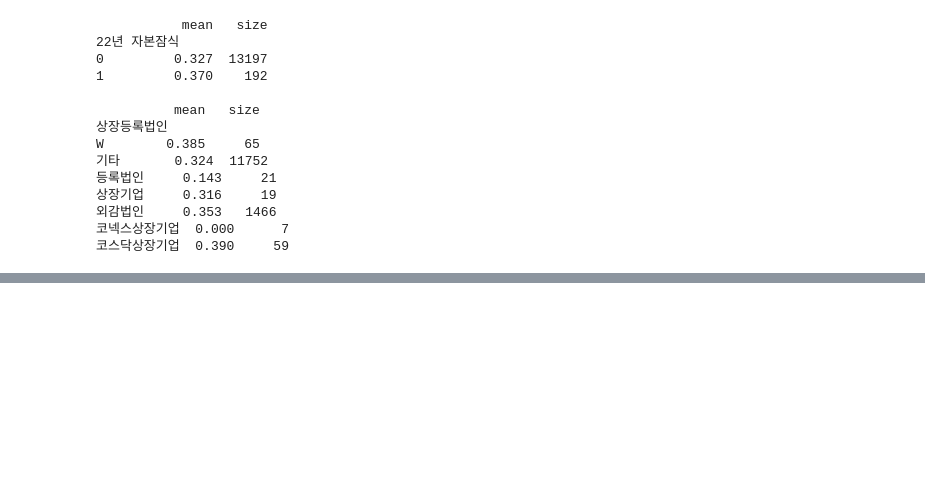
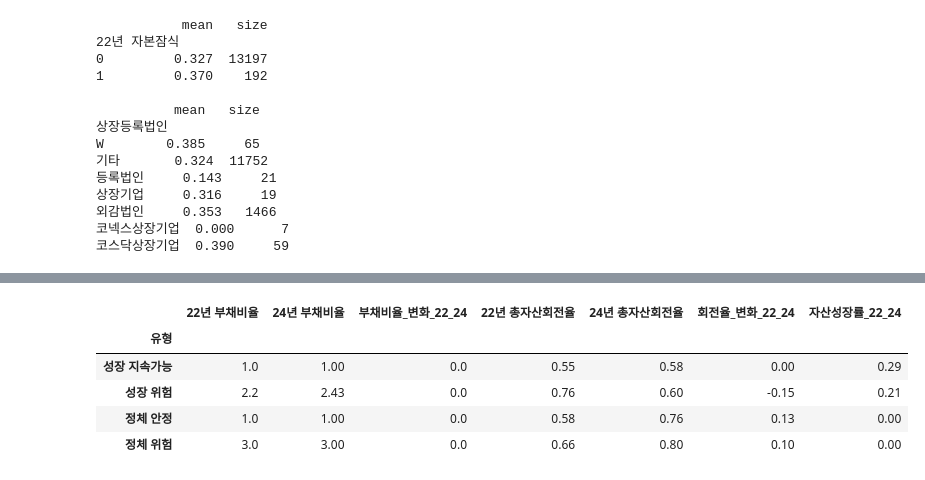
Before and after one commit to JeongHyck06/2026-2_DS_Hackathon, a Jupyter notebook: notebooks/eda.ipynb, the cells around one changed output, grey strips where cells are left out. Saved outputs shown, nothing was run; the diff lists cells and outputs as text; code cells hidden in the pictures; blank space fills up the shorter version.

```diff
--- a/notebooks/eda.ipynb
+++ b/notebooks/eda.ipynb
@@ -192,0 +269,11 @@ W        0.385     65
+# %%
+# 성장 위험 기업은 무엇이 다른가. 부채비율과 회전율 변화
+cols = ["22년 부채비율", "24년 부채비율", "부채비율_변화_22_24", "22년 총자산회전율", "24년 총자산회전율", "회전율_변화_22_24", "자산성장률_22_24"]
+df.groupby("유형")[cols].median().reindex(type_order).round(2)
+# %% [output]
+|  | 22년 부채비율 | 24년 부채비율 | 부채비율_변화_22_24 | 22년 총자산회전율 | 24년 총자산회전율 | 회전율_변화_22_24 | 자산성장률_22_24 |
+| 유형 |  |  |  |  |  |  |  |
+| 성장 지속가능 | 1.0 | 1.00 | 0.0 | 0.55 | 0.58 | 0.00 | 0.29 |
+| 성장 위험 | 2.2 | 2.43 | 0.0 | 0.76 | 0.60 | -0.15 | 0.21 |
+| 정체 안정 | 1.0 | 1.00 | 0.0 | 0.58 | 0.76 | 0.13 | 0.00 |
+| 정체 위험 | 3.0 | 3.00 | 0.0 | 0.66 | 0.80 | 0.10 | 0.00 |
```
Also changed, not shown: parts of 4 cells of this notebook, 2 other files.
